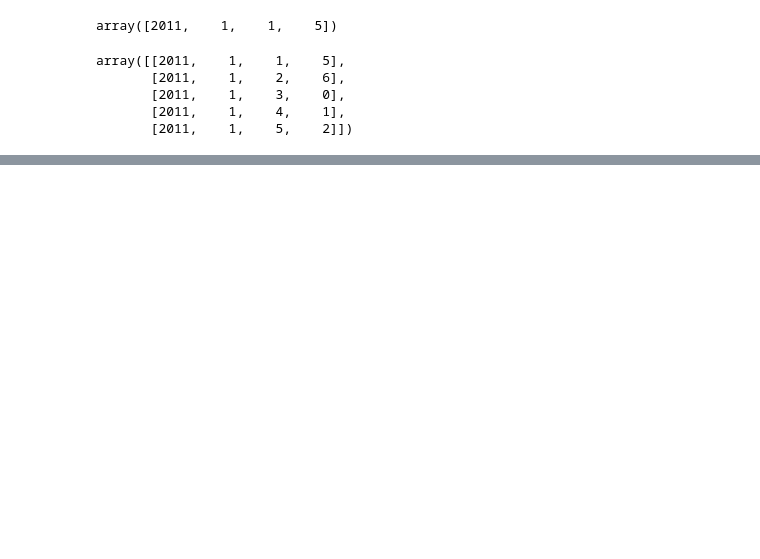
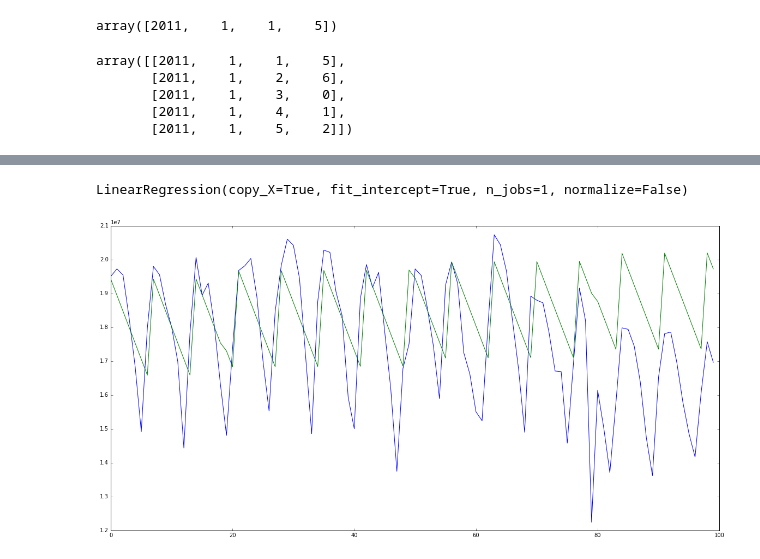
Before and after one commit to rezpe/Search-Forecast-with-TPOT, a Jupyter notebook: TPOT Search.ipynb, the cells around one changed output, grey strips where cells are left out. Saved outputs shown, nothing was run; the diff lists cells and outputs as text; code cells hidden in the pictures; blank space fills up the shorter version.

Commit message:
Compared with simple linearRegression with polynomial features

```diff
--- a/TPOT Search.ipynb
+++ b/TPOT Search.ipynb
@@ -150,2 +136,18 @@ plt.show()
 # %%
 tpot.export("searchpred.py")
+# %%
+## Comparing with simple sklearn regression
+from sklearn import linear_model
+reg = linear_model.LinearRegression()
+reg.fit(x_i, y_i)
+# %% [output]
+LinearRegression(copy_X=True, fit_intercept=True, n_jobs=1, normalize=False)
+# %%
+submission = reg.predict(x)
+# %%
+plt.figure(figsize=(20,10))
+plt.plot(y[-100:])
+plt.plot(submission[-100:])
+plt.show()
+# %% [output]
+[figure, added]
```
Also changed, not shown: parts of 13 cells of this notebook, 1 other file.
